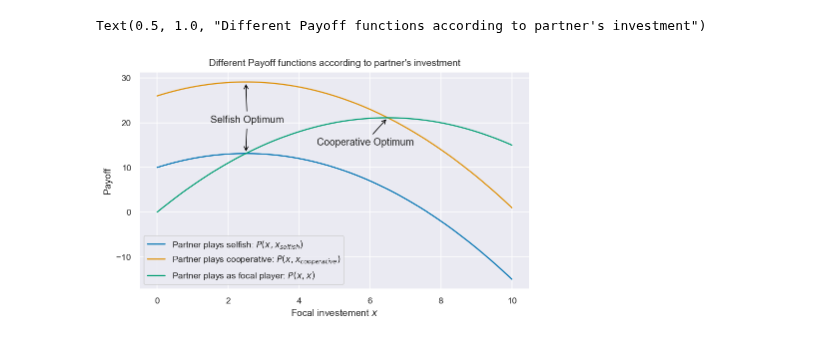
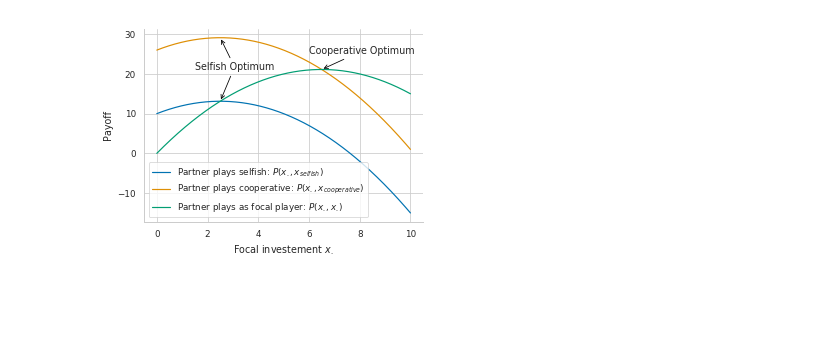
Before and after one commit to PaulEcoffet/roborobo3, a Jupyter notebook: roborobo3/notebooks/Payoff.ipynb, the cells around one changed output. Cells and saved outputs as stored; diff of their text form; code cells hidden in the pictures; blank space fills up the shorter version.

```diff
--- a/roborobo3/notebooks/Payoff.ipynb
+++ b/roborobo3/notebooks/Payoff.ipynb
@@ -12,20 +12,22 @@ def payoff(x, x0, n):
     return (a * (x + (n-1) * x0) + b * (n-1) * x0) / n - 1/2 * x**2
 # %%
 x = np.linspace(0, 10, 1000)
-plt.figure(figsize=(7, 4))
-plt.plot(x, payoff(x, 2.5, 2), label="Partner plays selfish: $P(x, x_{selfish})$")
-plt.plot(x, payoff(x, 6.5, 2), label="Partner plays cooperative: $P(x, x_{cooperative})$")
+sns.set_style('whitegrid')
+sns.set_context('paper')
+plt.figure(figsize=(5, 5/1.41))
+plt.plot(x, payoff(x, 2.5, 2), label="Partner plays selfish: $P(x_., x_{selfish})$")
+plt.plot(x, payoff(x, 6.5, 2), label="Partner plays cooperative: $P(x_., x_{cooperative})$")
 
-plt.plot(x, payoff(x, x, 2), label="Partner plays as focal player: $P(x, x)$")
-plt.annotate("Selfish Optimum", (2.5, payoff(2.5, 2.5, 2)), (1.5, 20), arrowprops=dict(edgecolor='black', arrowstyle="->"))
-plt.annotate("Selfish Optimum", (2.5, payoff(2.5, 6.5, 2)), (1.5, 20), alpha=0, arrowprops=dict(edgecolor='black', arrowstyle="->"))
-plt.annotate("Cooperative Optimum", (6.5, payoff(6.5, 6.5, 2)), (4.5, 15), arrowprops=dict(edgecolor='black', arrowstyle="->"))
+plt.plot(x, payoff(x, x, 2), label="Partner plays as focal player: $P(x_., x_.)$")
+plt.annotate("Selfish Optimum", (2.5, payoff(2.5, 2.5, 2)), (1.5, 21), arrowprops=dict(edgecolor='black', arrowstyle="->"))
+plt.annotate("Selfish Optimum", (2.5, payoff(2.5, 6.5, 2)), (1.5, 21), alpha=0, arrowprops=dict(edgecolor='black', arrowstyle="->"))
+plt.annotate("Cooperative Optimum", (6.5, payoff(6.5, 6.5, 2)), (6, 25), arrowprops=dict(edgecolor='black', arrowstyle="->"))
 
 plt.legend()
 plt.ylabel('Payoff')
-plt.xlabel('Focal investement $x$')
-plt.title("Different Payoff functions according to partner's investment")
-#plt.savefig('/home/pecoffet/Documents/work/MaterialandMethods/payoff.pdf')
+plt.xlabel('Focal investement $x_.$')
+sns.despine()
+#plt.title("Different Payoff functions according to partner's investment")
+plt.savefig('Results/payoff.pdf')
 # %% [output]
-Text(0.5, 1.0, "Different Payoff functions according to partner's investment")
-[figure, old version]
+[figure, new version]
```
Also changed, not shown: 22 other files.
